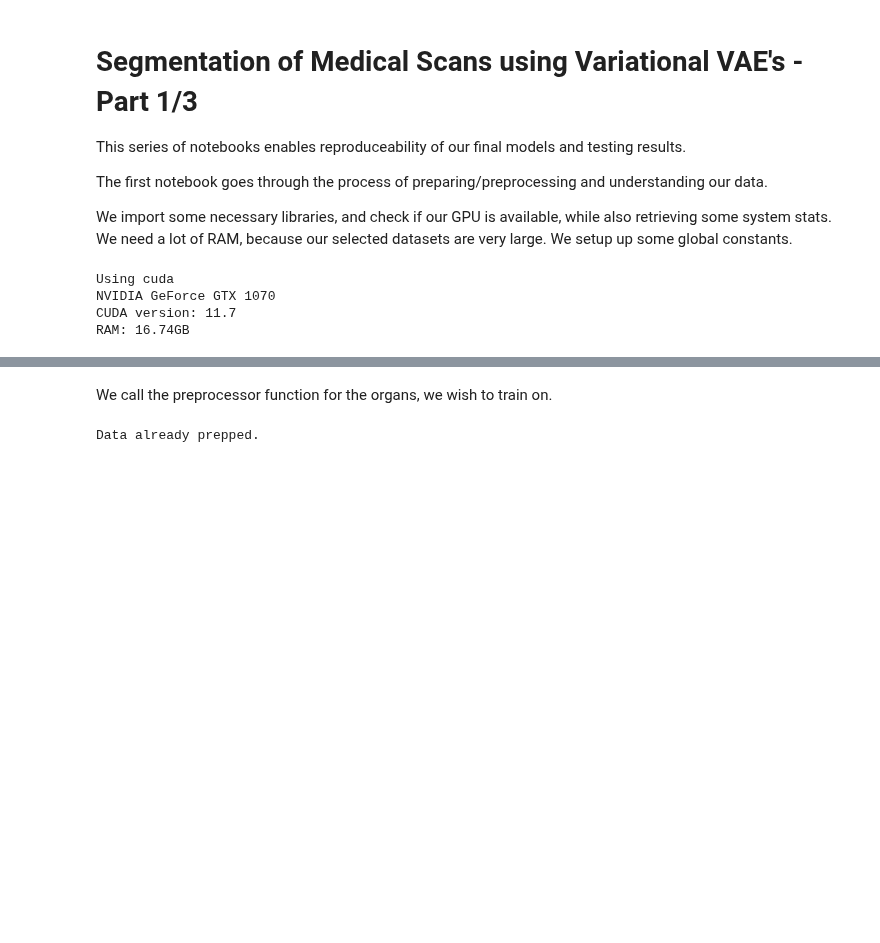
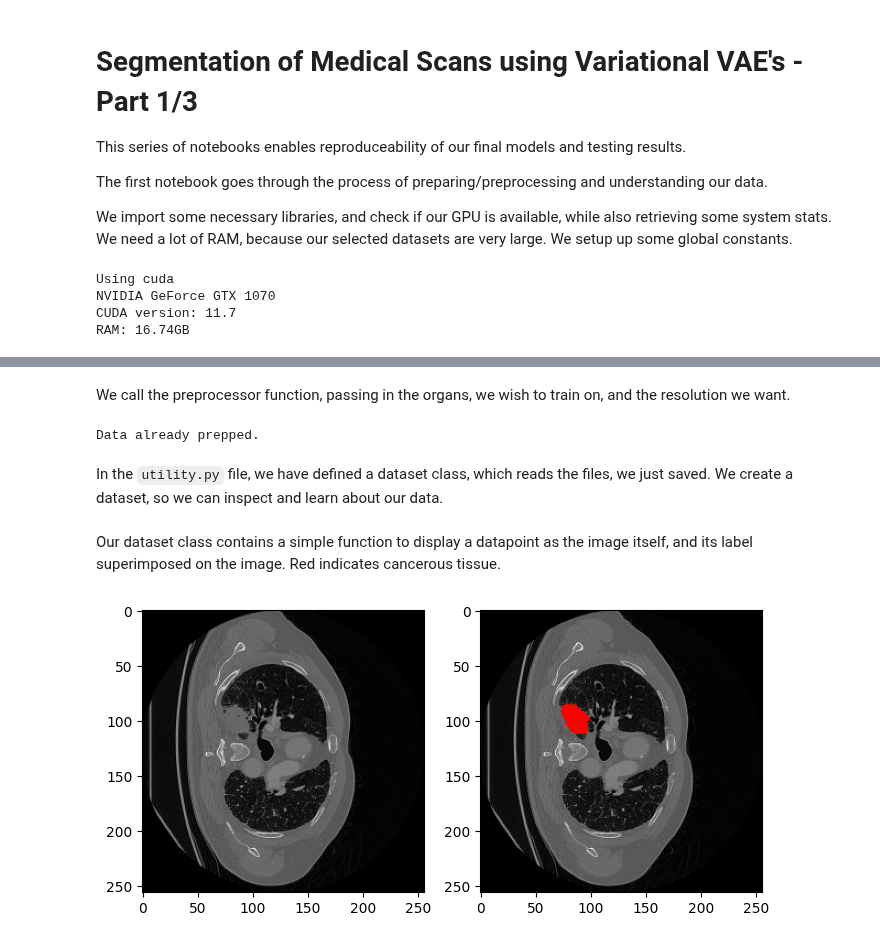
Before and after one commit to felsager/vae_lung_tumor_segmentation, a Jupyter notebook: notebooks/1_preprocessing.ipynb, the cells around one changed output, grey strips where cells are left out. Drawn from its saved outputs; the diff is of its cells as text; code cells hidden in the pictures; blank space fills up the shorter version.

Commit message:
Added descriptions and plots to first notebook

```diff
--- a/notebooks/1_preprocessing.ipynb
+++ b/notebooks/1_preprocessing.ipynb
@@ -88,7 +98,7 @@ def prep_data(organ, type, resolution):
 
     bar.close()
 # %% [markdown]
-We call the preprocessor function for the organs, we wish to train on.
+We call the preprocessor function, passing in the organs, we wish to train on, and the resolution we want.
 # %%
 lod = 2**8          # Level of detail.
 resolution = lod    # 2**8 = 256
@@ -104,3 +114,14 @@ else:
     print('Data already prepped.')
 # %% [output]
 Data already prepped.
+# %% [markdown]
+In the `utility.py` file, we have defined a dataset class, which reads the files, we just saved. We create a dataset, so we can inspect and learn about our data.
+# %%
+# Careful running this. Will take up a lot of RAM.
+dataset = CT_Dataset(prep_data_dir, 'lung', 256)
+# %% [markdown]
+Our dataset class contains a simple function to display a datapoint as the image itself, and its label superimposed on the image. Red indicates cancerous tissue.
+# %%
+dataset.show_datapoint(900)
+# %% [output]
+[figure, added]
```
Also changed, not shown: parts of 6 cells of this notebook, 2 other files.
